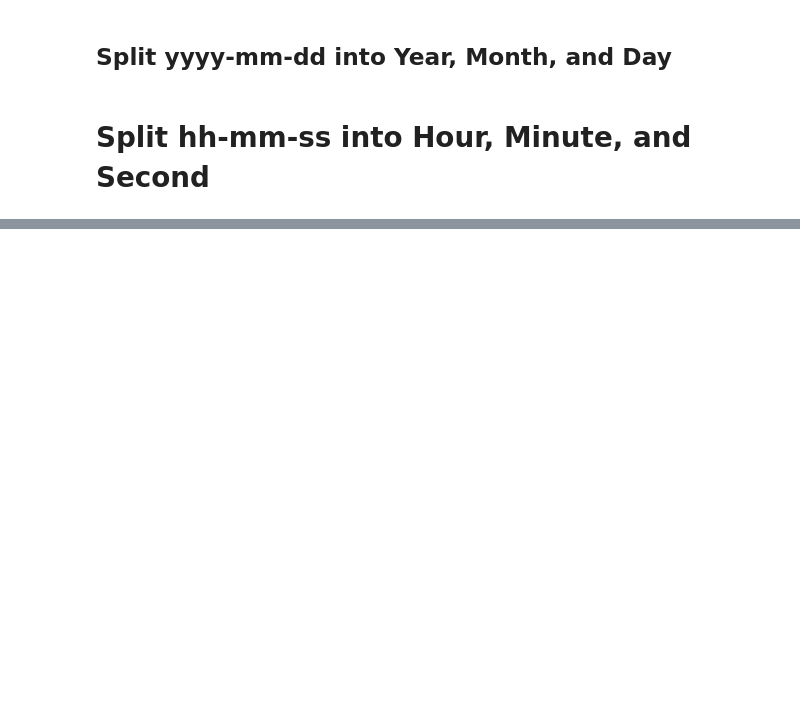
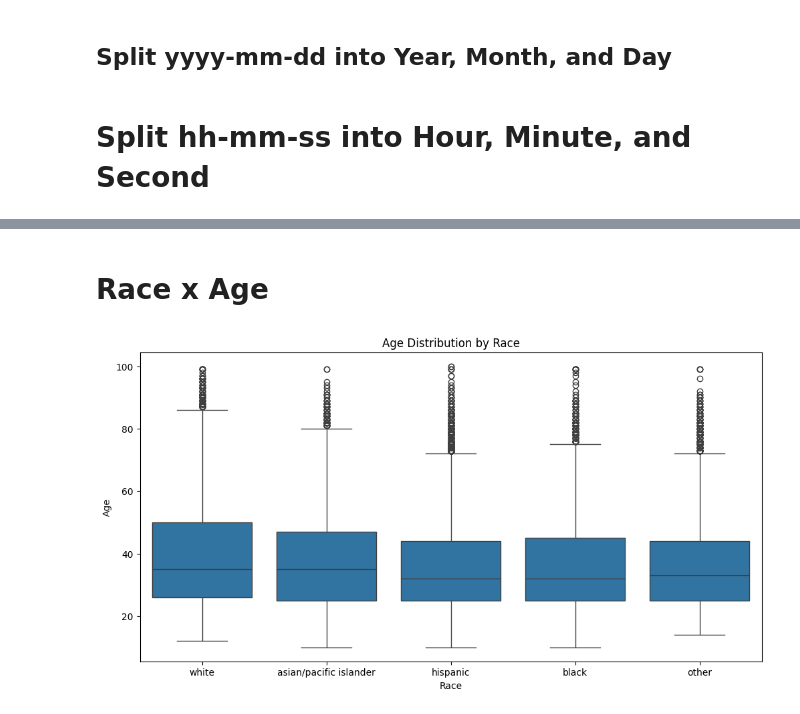
Before and after one commit to irmtou/CS577FinalProject, a Jupyter notebook: CS577FinalProject.ipynb, the cells around one changed output, grey strips where cells are left out. Cells and saved outputs as stored; diff of their text form; code cells hidden in the pictures; blank space fills up the shorter version.

```diff
--- a/CS577FinalProject.ipynb
+++ b/CS577FinalProject.ipynb
@@ -161,0 +230,12 @@ df['day']= df['date'].dt.day
+# %% [markdown]
+# Race x Age
+# %%
+plt.figure(figsize=(12, 6))
+sns.boxplot(x='subject_race', y='subject_age', data=df)
+
+plt.title("Age Distribution by Race")
+plt.xlabel("Race")
+plt.ylabel("Age")
+plt.show()
+# %% [output]
+[figure, added]
```
Also changed, not shown: parts of 22 cells of this notebook.
